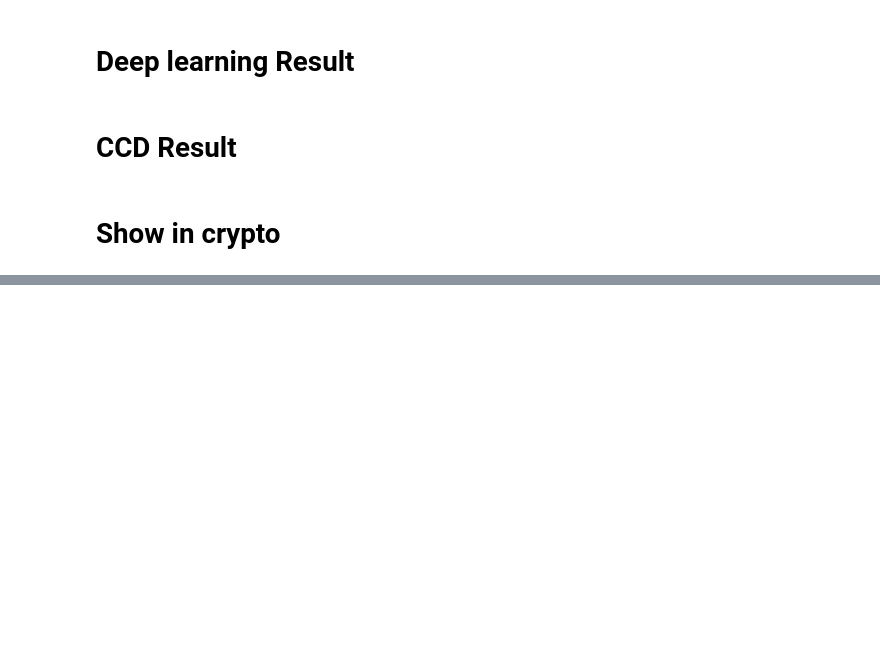
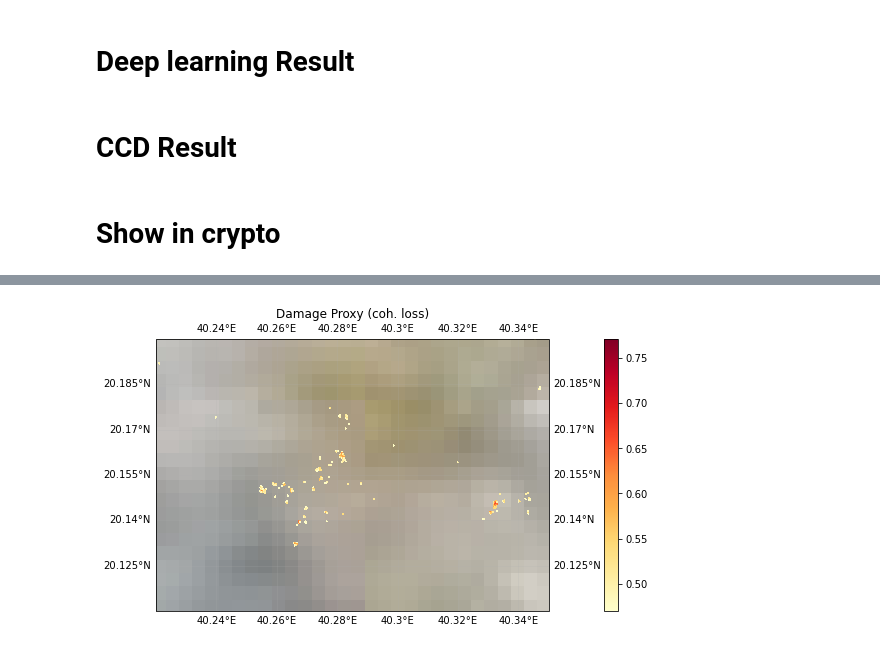
Before and after one commit to ReemAlshammari/DamageDetection, a Jupyter notebook: Show in cartopy.ipynb, the cells around one changed output, grey strips where cells are left out. Cells and saved outputs as stored; diff of their text form; code cells hidden in the pictures; blank space fills up the shorter version.

```diff
--- a/Show in cartopy.ipynb
+++ b/Show in cartopy.ipynb
@@ -101,13 +101,0 @@ import numpy as np
-# %%
-import cartopy.crs as ccrs
-import matplotlib.pyplot as plt
-
-
-# The projection keyword determines how the plot will look
-plt.figure(figsize=(6, 3))
-ax = plt.axes(projection=ccrs.PlateCarree())
-ax.set_global()
-ax.coastlines()
-
-ax.contourf(lon_arr_slice,lat_arr_slice, CCD_slice)  # didn't use transform, but looks ok...
-plt.show()
@@ -170,0 +146,44 @@ ModuleNotFoundError: No module named 'owslib'
+# %%
+    from owslib.wmts import WebMapTileService
+
+    # URL of NASA GIBS
+    URL = 'http://gibs.earthdata.nasa.gov/wmts/epsg4326/best/wmts.cgi'
+    wmts = WebMapTileService(URL)
+
+    # Layers for MODIS true color and snow RGB
+    layers = ['MODIS_Terra_SurfaceReflectance_Bands143',
+              'MODIS_Terra_CorrectedReflectance_Bands367']
+
+    date_str = '2017-02-12'
+
+    fig = plt.figure(figsize=(20,5))
+    # define a map projection
+    #tifproj = ccrs.epsg(27700)
+    #tiler = GoogleTiles()
+    #mercator = tiler.crs
+    ax = plt.axes(projection=ccrs.PlateCarree())
+
+    #ax.set_extent(( 39, 41, 21, 19.5))
+    zoom = 10
+    ax.gridlines(draw_labels=True, alpha=0.2)
+    # even 1:10m are too coarse for .2 degree square
+    #ax.coastlines('10m')
+
+    #home_lat, home_lon = -26.5258277,153.0912987
+    # Add a marker for home
+   # plt.plot(home_lon, home_lat, marker='o', color='red', markersize=5,
+    #         alpha=0.7, transform=ccrs.Geodetic())
+    CCD_slice2 = np.ma.masked_array(CCD_slice, CCD_slice < 0.47)
+    cmap = plt.cm.Reds
+    plt.pcolormesh(lon_arr_slice,lat_arr_slice,CCD_slice2[:-1, :-1], cmap="YlOrRd") #vmin=-5, vmax=1
+    #ax.add_image(tiler, zoom )
+    plt.xlim(40.220,40.35)
+    plt.ylim(20.110,20.200)
+    ax.add_wmts(wmts, layers[0], wmts_kwargs={'time': date_str})
+
+    plt.title("Damage Proxy (coh. loss)")
+    plt.colorbar()
+    #, transform='epsg:4326'
+    plt.show()
+# %% [output]
+[figure, added]
```
Also changed, not shown: parts of 12 cells of this notebook.
